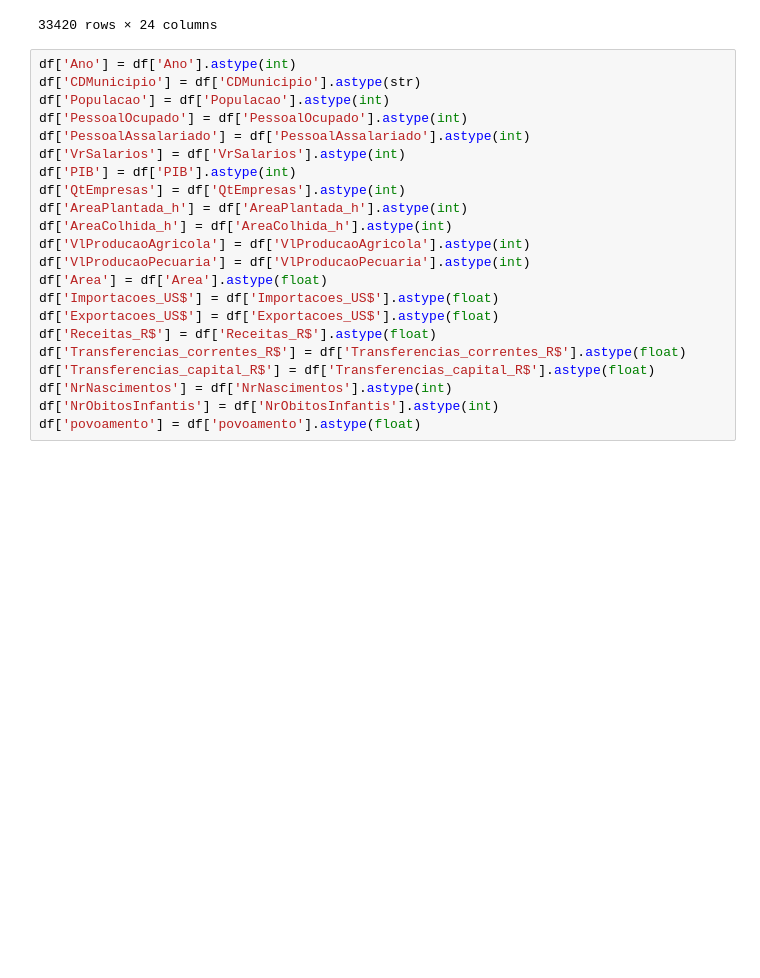
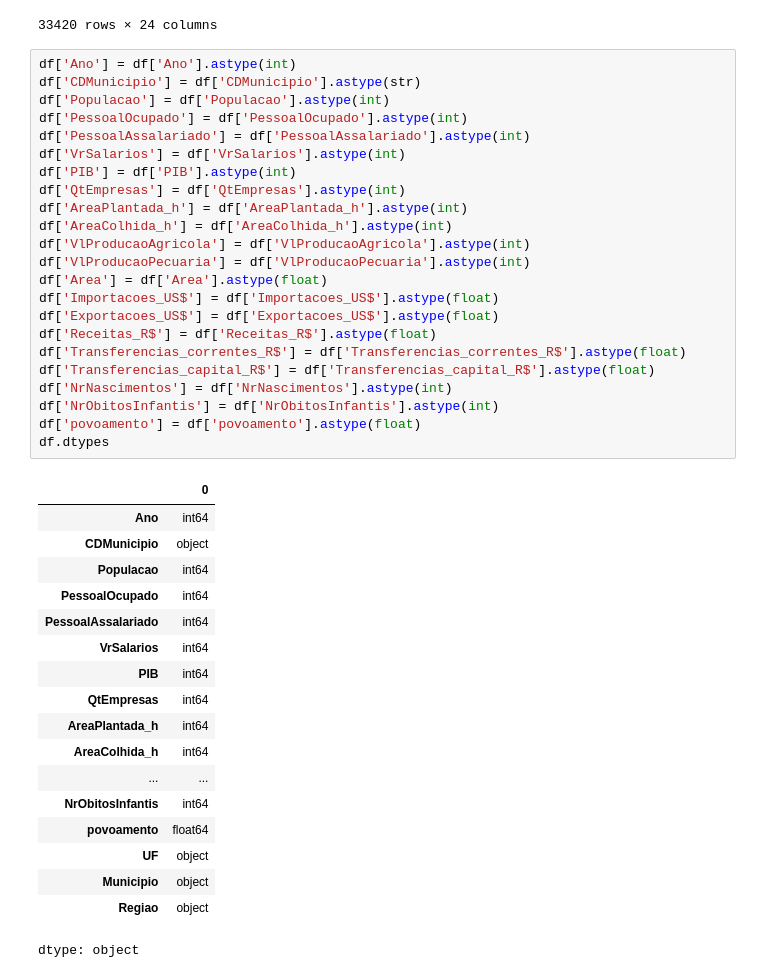
Before and after one commit to anaC-Fernandes/ProjetoDados, a Jupyter notebook: Notebooks/Dataset_Economia.ipynb, the cells around one changed output. Drawn from its saved outputs; the diff is of its cells as text; blank space fills up the shorter version.

```diff
--- a/Notebooks/Dataset_Economia.ipynb
+++ b/Notebooks/Dataset_Economia.ipynb
@@ -52,22 +51,42 @@ df
 # %%
 df['Ano'] = df['Ano'].astype(int)
 df['CDMunicipio'] = df['CDMunicipio'].astype(str)
 df['Populacao'] = df['Populacao'].astype(int)
 df['PessoalOcupado'] = df['PessoalOcupado'].astype(int)
 df['PessoalAssalariado'] = df['PessoalAssalariado'].astype(int)
 df['VrSalarios'] = df['VrSalarios'].astype(int)
 df['PIB'] = df['PIB'].astype(int)
 df['QtEmpresas'] = df['QtEmpresas'].astype(int)
 df['AreaPlantada_h'] = df['AreaPlantada_h'].astype(int)
 df['AreaColhida_h'] = df['AreaColhida_h'].astype(int)
 df['VlProducaoAgricola'] = df['VlProducaoAgricola'].astype(int)
 df['VlProducaoPecuaria'] = df['VlProducaoPecuaria'].astype(int)
 df['Area'] = df['Area'].astype(float)
 df['Importacoes_US$'] = df['Importacoes_US$'].astype(float)
 df['Exportacoes_US$'] = df['Exportacoes_US$'].astype(float)
 df['Receitas_R$'] = df['Receitas_R$'].astype(float)
 df['Transferencias_correntes_R$'] = df['Transferencias_correntes_R$'].astype(float)
 df['Transferencias_capital_R$'] = df['Transferencias_capital_R$'].astype(float)
 df['NrNascimentos'] = df['NrNascimentos'].astype(int)
 df['NrObitosInfantis'] = df['NrObitosInfantis'].astype(int)
 df['povoamento'] = df['povoamento'].astype(float)
+df.dtypes
+# %% [output]
+|  | 0 |
+| Ano | int64 |
+| CDMunicipio | object |
+| Populacao | int64 |
+| PessoalOcupado | int64 |
+| PessoalAssalariado | int64 |
+| VrSalarios | int64 |
+| PIB | int64 |
+| QtEmpresas | int64 |
+| AreaPlantada_h | int64 |
+| AreaColhida_h | int64 |
+| ... | ... |
+| NrObitosInfantis | int64 |
+| povoamento | float64 |
+| UF | object |
+| Municipio | object |
+| Regiao | object |
+dtype: object
```
Also changed, not shown: parts of 9 cells of this notebook.
